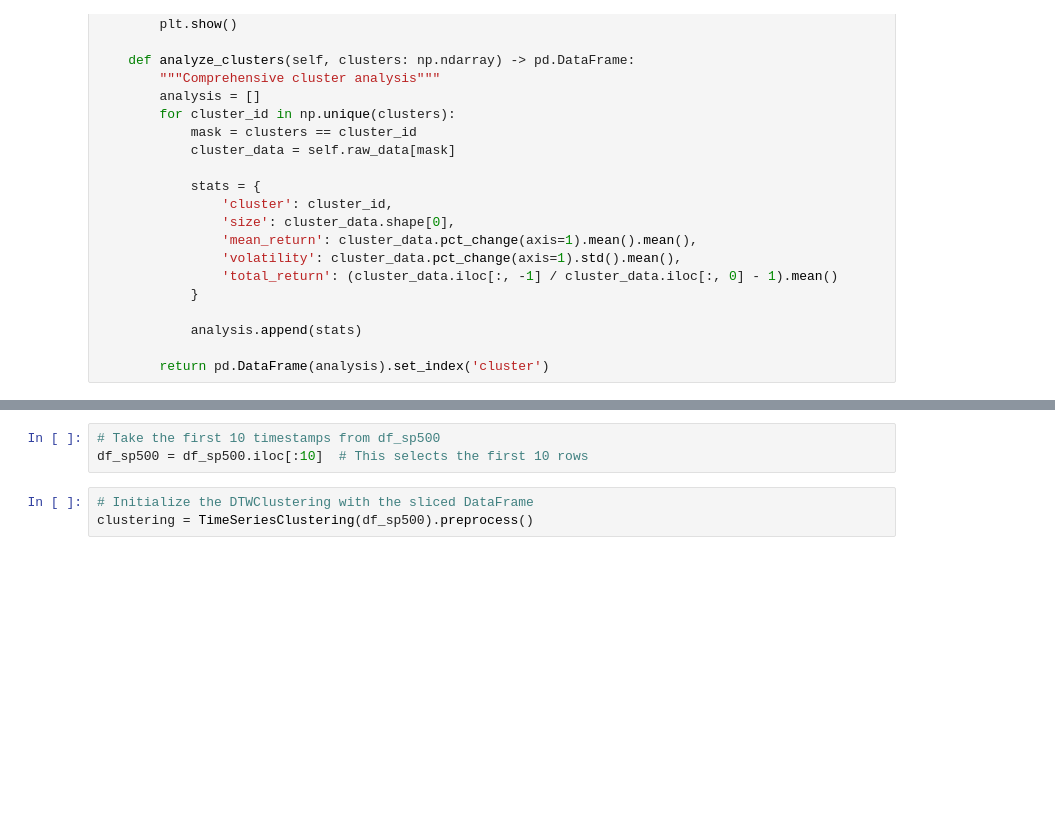
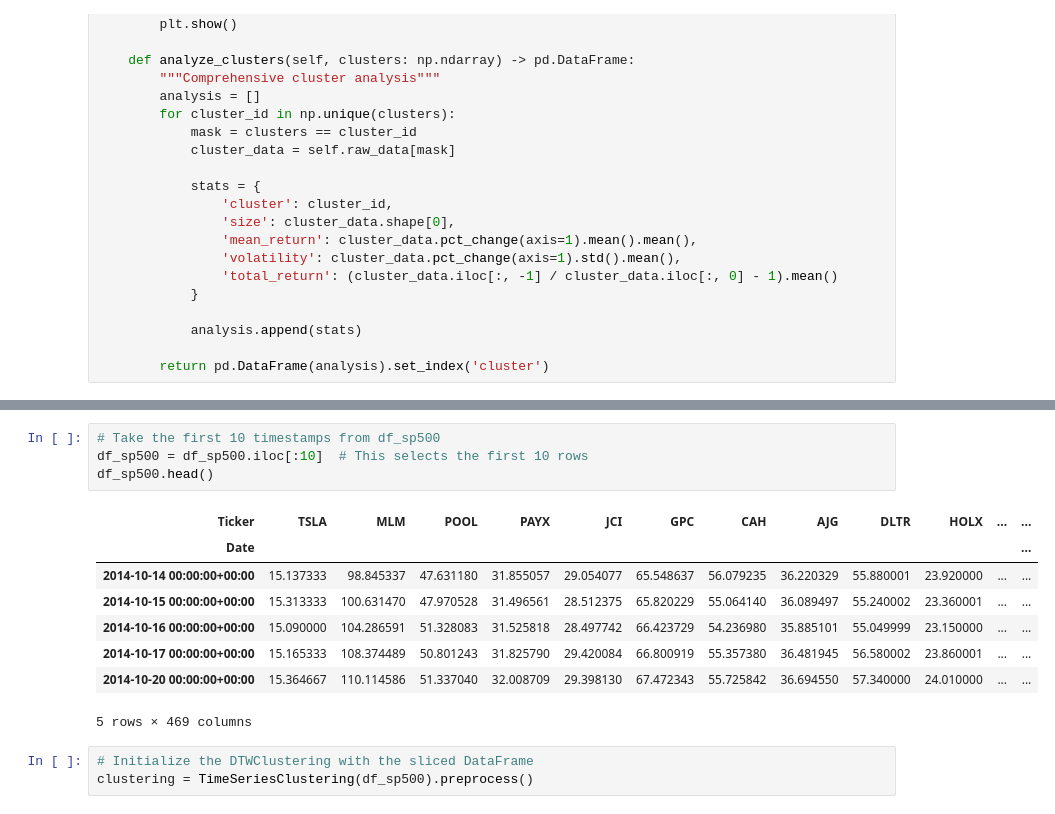
Before and after one commit to blackswan-quants/dtwclustering_sp500, a Jupyter notebook: clustering notebook.ipynb, the cells around one changed output, grey strips where cells are left out. Saved outputs shown, nothing was run; the diff lists cells and outputs as text; blank space fills up the shorter version.

```diff
--- a/clustering notebook.ipynb
+++ b/clustering notebook.ipynb
@@ -581,6 +592,16 @@ plot_smoothing_levels(df_sp500, stock_symbol, smoothing_factors=[0.2, 0.5, 0.8])
 # %%
 # Take the first 10 timestamps from df_sp500
 df_sp500 = df_sp500.iloc[:10]  # This selects the first 10 rows
+df_sp500.head()
+# %% [output]
+| Ticker | TSLA | MLM | POOL | PAYX | JCI | GPC | CAH | AJG | DLTR | HOLX | ... | ... |
+| Date |  |  |  |  |  |  |  |  |  |  |  | ... |
+| 2014-10-14 00:00:00+00:00 | 15.137333 | 98.845337 | 47.631180 | 31.855057 | 29.054077 | 65.548637 | 56.079235 | 36.220329 | 55.880001 | 23.920000 | ... | ... |
+| 2014-10-15 00:00:00+00:00 | 15.313333 | 100.631470 | 47.970528 | 31.496561 | 28.512375 | 65.820229 | 55.064140 | 36.089497 | 55.240002 | 23.360001 | ... | ... |
+| 2014-10-16 00:00:00+00:00 | 15.090000 | 104.286591 | 51.328083 | 31.525818 | 28.497742 | 66.423729 | 54.236980 | 35.885101 | 55.049999 | 23.150000 | ... | ... |
+| 2014-10-17 00:00:00+00:00 | 15.165333 | 108.374489 | 50.801243 | 31.825790 | 29.420084 | 66.800919 | 55.357380 | 36.481945 | 56.580002 | 23.860001 | ... | ... |
+| 2014-10-20 00:00:00+00:00 | 15.364667 | 110.114586 | 51.337040 | 32.008709 | 29.398130 | 67.472343 | 55.725842 | 36.694550 | 57.340000 | 24.010000 | ... | ... |
+5 rows × 469 columns
 # %%
 # Initialize the DTWClustering with the sliced DataFrame
 clustering = TimeSeriesClustering(df_sp500).preprocess()
```
Also changed, not shown: parts of 1 cell of this notebook, 1 other file.
